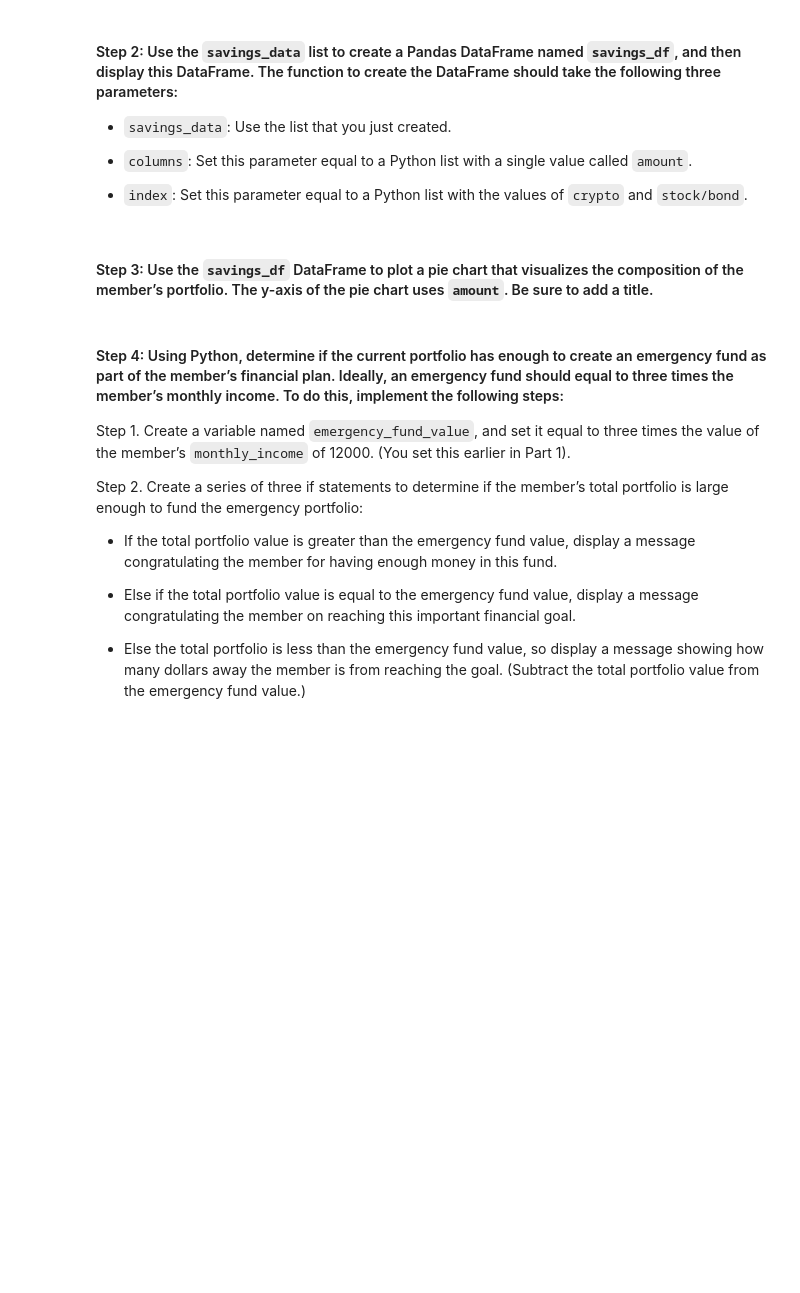
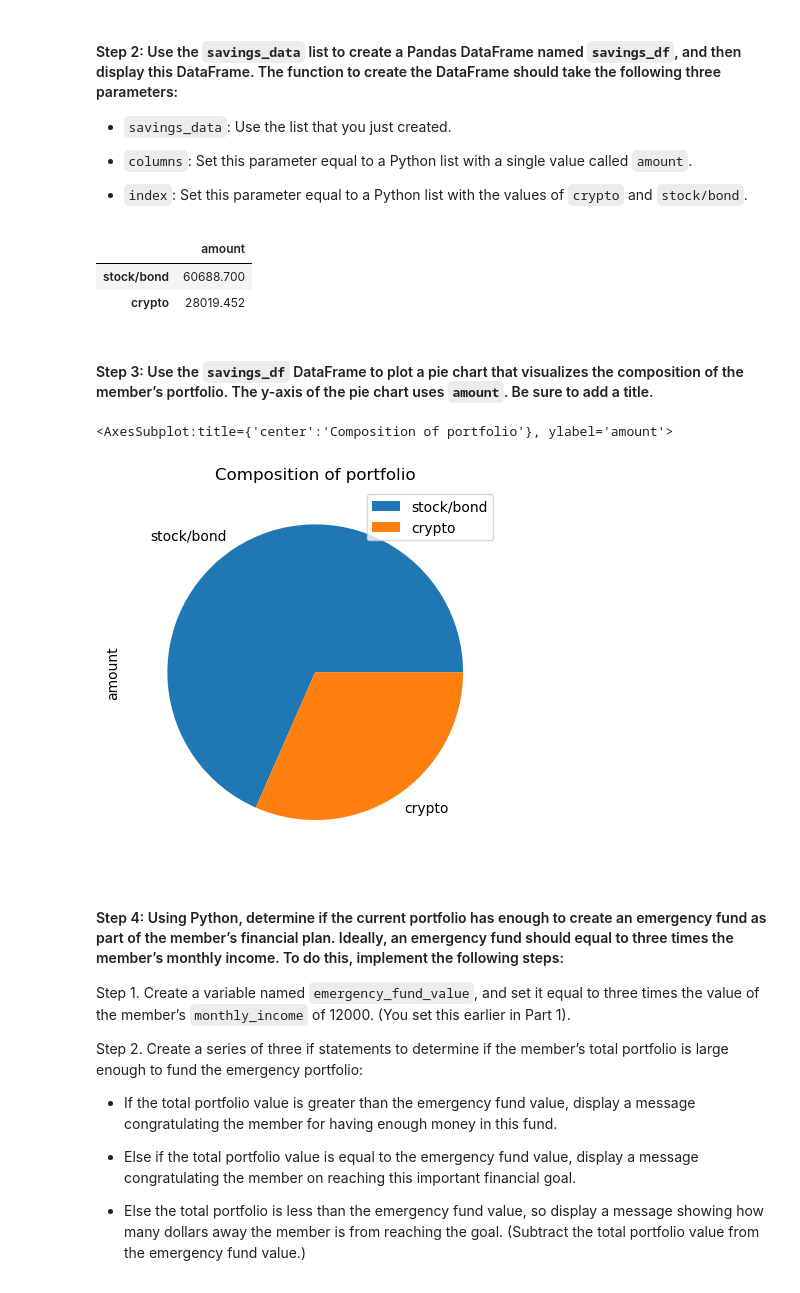
Before and after one commit to mike501b/Mod5-Financial-Planning, a Jupyter notebook: financial_planning_tools.ipynb, the cells around one changed output. Drawn from its saved outputs; the diff is of its cells as text; code cells hidden in the pictures; blank space fills up the shorter version.

```diff
--- a/financial_planning_tools.ipynb
+++ b/financial_planning_tools.ipynb
@@ -270,6 +290,7 @@ agg_value = # YOUR CODE HERE
 # %%
 # Calculate the current value of the stock portion of the portfolio
-spy_value = # YOUR CODE HERE
+spy_value = spy_close_price * spy_shares
 
 # Print the current value of the stock portfolio
 # YOUR CODE HERE
+print(f"The value of the spy position is {spy_value}")
@@ -276,6 +299,7 @@ spy_value = # YOUR CODE HERE
 # %%
 # Calculate the total value of the stock and bond portion of the portfolio
-total_stocks_bonds = # YOUR CODE HERE
+total_stocks_bonds = agg_value + spy_value
 
 # Print the current balance of the stock and bond portion of the portfolio
 # YOUR CODE HERE
+print(f"The total value of the stock and bond portfolio is {total_stocks_bonds}")
@@ -319,6 +348,7 @@ In this section, you’ll use the valuations for the cryptocurrency wallet and f
 # %%
 # Consolidate financial assets data into a Python list
 # YOUR CODE HERE
-
+savings_data = [total_stocks_bonds,total_crypto_wallet]
 # Review the Python list savings_data
 # YOUR CODE HERE
+savings_data
@@ -333,14 +365,24 @@ In this section, you’ll use the valuations for the cryptocurrency wallet and f
 # %%
 # Create a Pandas DataFrame called savings_df
 # YOUR CODE HERE
+savings_df = pd.DataFrame(savings_data, columns = ["amount"], index = ["stock/bond", "crypto"])
 
 # Display the savings_df DataFrame
 # YOUR CODE HERE
+savings_df
+# %% [output]
+|  | amount |
+| stock/bond | 60688.700 |
+| crypto | 28019.452 |
 # %% [markdown]
 #### Step 3: Use the `savings_df` DataFrame to plot a pie chart that visualizes the composition of the member’s portfolio. The y-axis of the pie chart uses `amount`. Be sure to add a title.
 # %%
 # Plot the total value of the member's portfolio (crypto and stock/bond) in a pie chart
 # YOUR CODE HERE
+savings_df.plot.pie(y="amount",title="Composition of portfolio")
+# %% [output]
+<AxesSubplot:title={'center':'Composition of portfolio'}, ylabel='amount'>
+[figure, added]
 # %% [markdown]
 #### Step 4: Using Python, determine if the current portfolio has enough to create an emergency fund as part of the member’s financial plan. Ideally, an emergency fund should equal to three times the member’s monthly income. To do this, implement the following steps:
 
```
Also changed, not shown: parts of 40 cells of this notebook, 2 other files.
